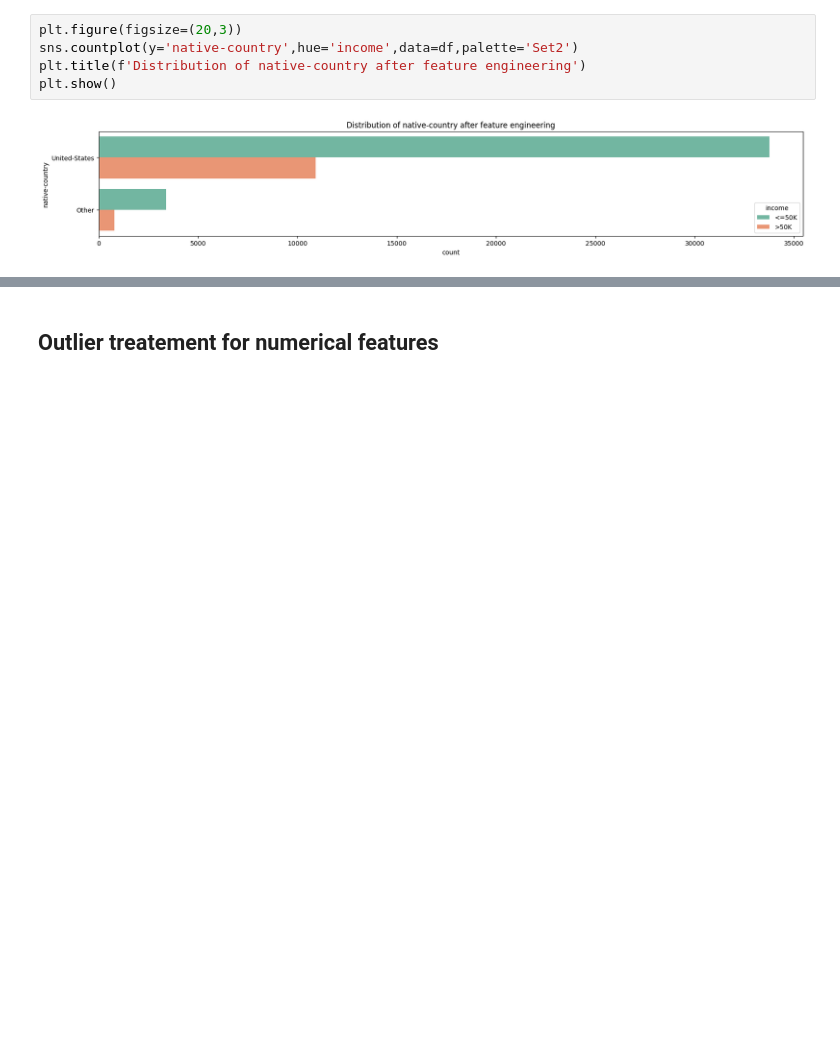
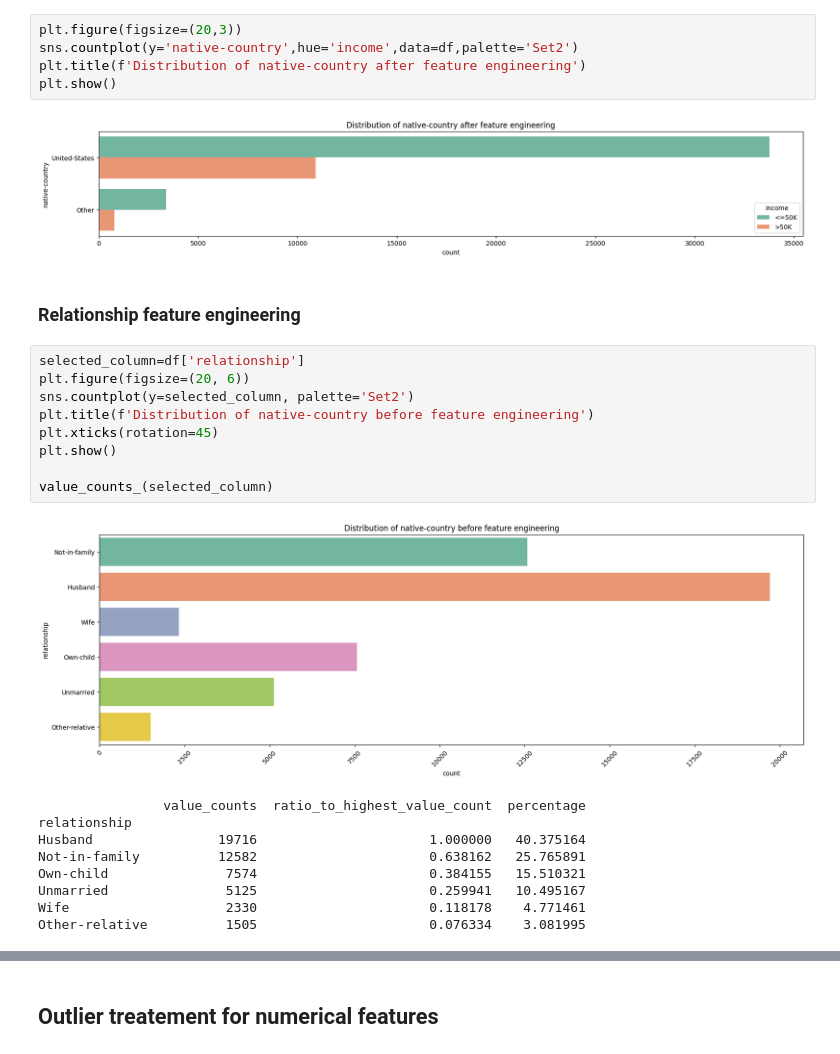
Before and after one commit to JanakaDilshanSendnayake/ML-Coursework, a Jupyter notebook: Data Preprocessing.ipynb, the cells around one changed output, grey strips where cells are left out. Saved outputs shown, nothing was run; the diff lists cells and outputs as text; blank space fills up the shorter version.

```diff
--- a/Data Preprocessing.ipynb
+++ b/Data Preprocessing.ipynb
@@ -861,3 +861,24 @@ plt.title(f'Distribution of native-country after feature engineering')
 plt.show()
 # %% [output]
 [figure]
+# %% [markdown]
+### Relationship feature engineering
+# %%
+selected_column=df['relationship']
+plt.figure(figsize=(20, 6))
+sns.countplot(y=selected_column, palette='Set2')
+plt.title(f'Distribution of native-country before feature engineering')
+plt.xticks(rotation=45)
+plt.show()
+
+value_counts_(selected_column)
+# %% [output]
+[figure, added]
+                value_counts  ratio_to_highest_value_count  percentage
+relationship
+Husband                19716                      1.000000   40.375164
+Not-in-family          12582                      0.638162   25.765891
+Own-child               7574                      0.384155   15.510321
+Unmarried               5125                      0.259941   10.495167
+Wife                    2330                      0.118178    4.771461
+Other-relative          1505                      0.076334    3.081995
```
Also changed, not shown: parts of 14 cells of this notebook.
